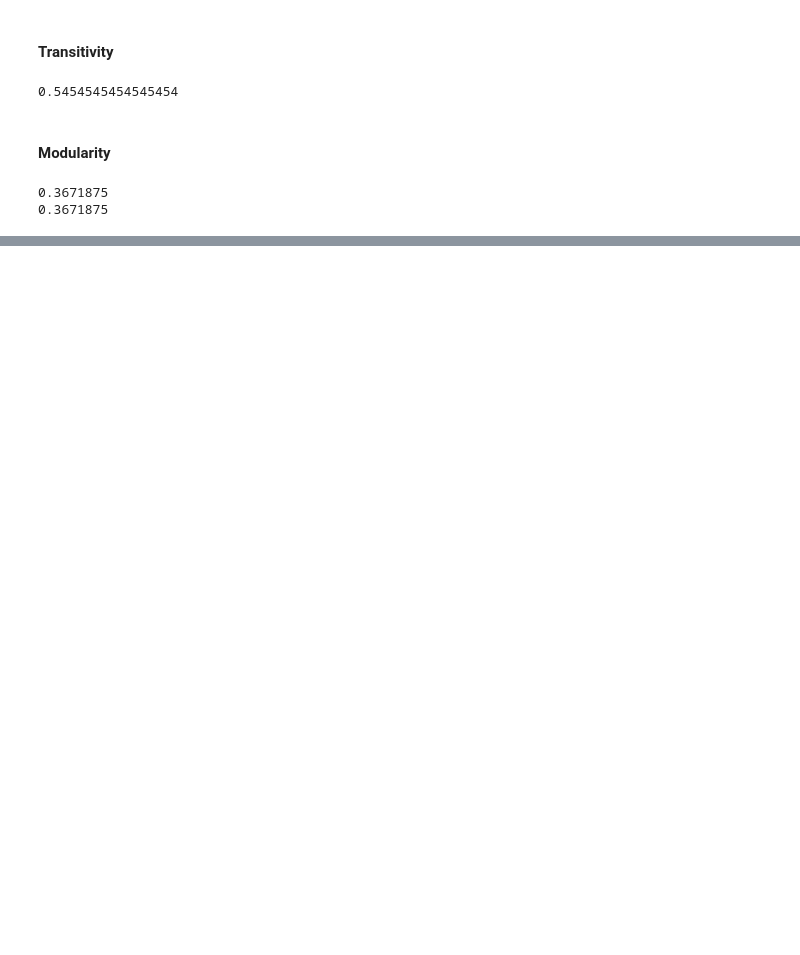
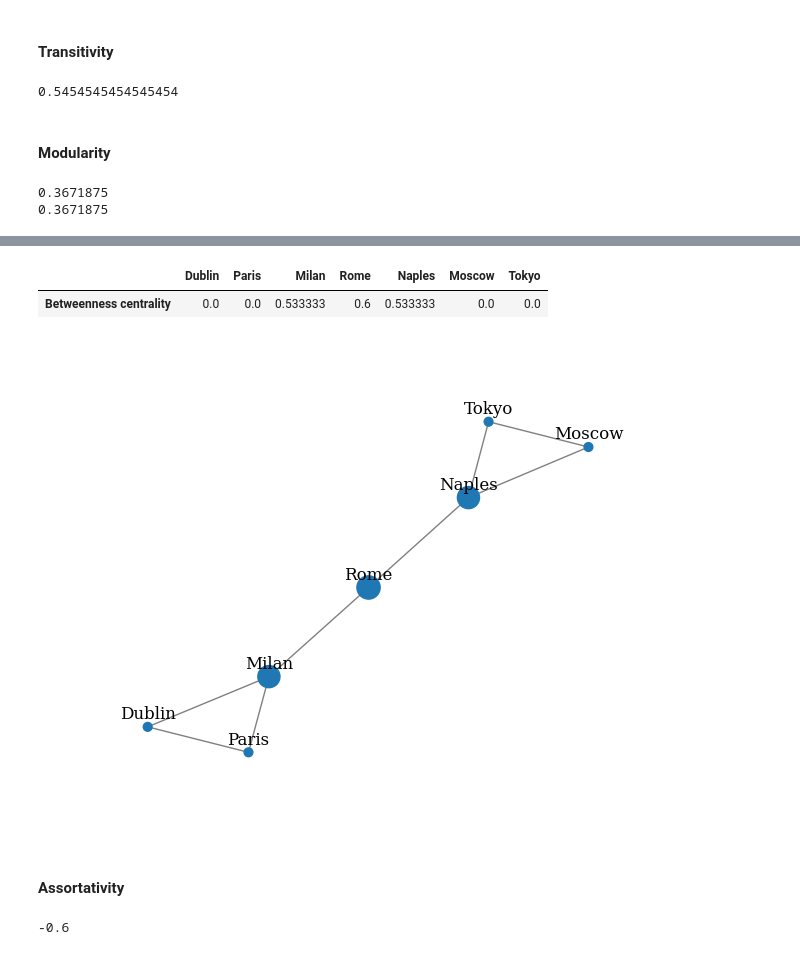
Before and after one commit to Gil-jung/GraphML, a Jupyter notebook: Chapter01/02_Graph_metrics.ipynb, the cells around one changed output, grey strips where cells are left out. Drawn from its saved outputs; the diff is of its cells as text; code cells hidden in the pictures; blank space fills up the shorter version.

```diff
--- a/Chapter01/02_Graph_metrics.ipynb
+++ b/Chapter01/02_Graph_metrics.ipynb
@@ -171,0 +233,18 @@ print(nx_comm.modularity(G, nx_comm.label_propagation_communities(G)))
+# %%
+dc = nx.betweenness_centrality(G)
+node_size=[(v + 0.1) * 400 for v in dc.values()]
+draw_graph(G, node_names=nodes, node_size=node_size,filename='bet_centrality.png')
+
+df = pd.DataFrame(dc,index=['Betweenness centrality'])
+df.columns = nodes.values()
+df
+# %% [output]
+|  | Dublin | Paris | Milan | Rome | Naples | Moscow | Tokyo |
+| Betweenness centrality | 0.0 | 0.0 | 0.533333 | 0.6 | 0.533333 | 0.0 | 0.0 |
+[figure, added]
+# %% [markdown]
+#### Assortativity
+# %%
+nx.degree_pearson_correlation_coefficient(G)
+# %% [output]
+-0.6
```
Also changed, not shown: parts of 13 cells of this notebook.
